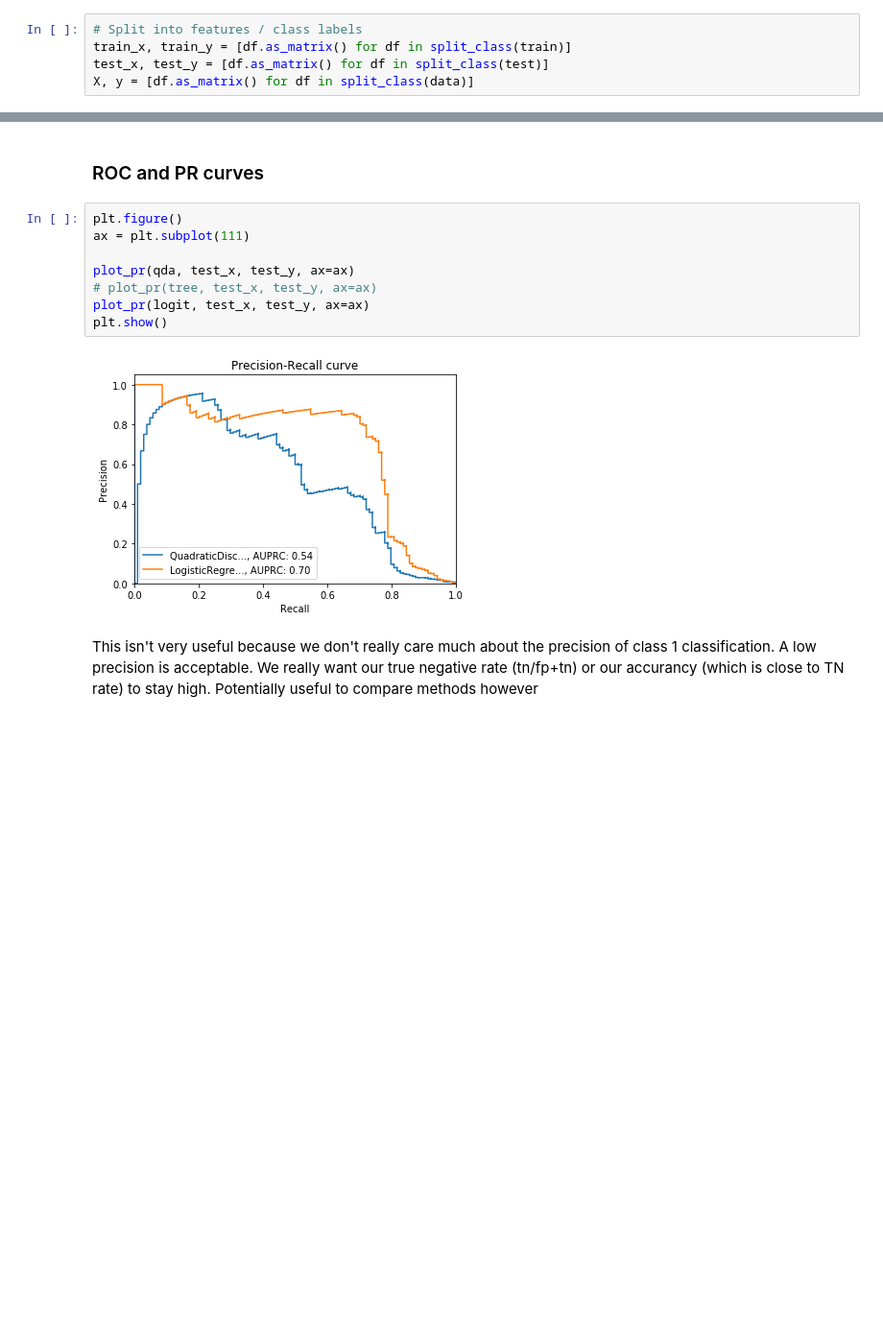
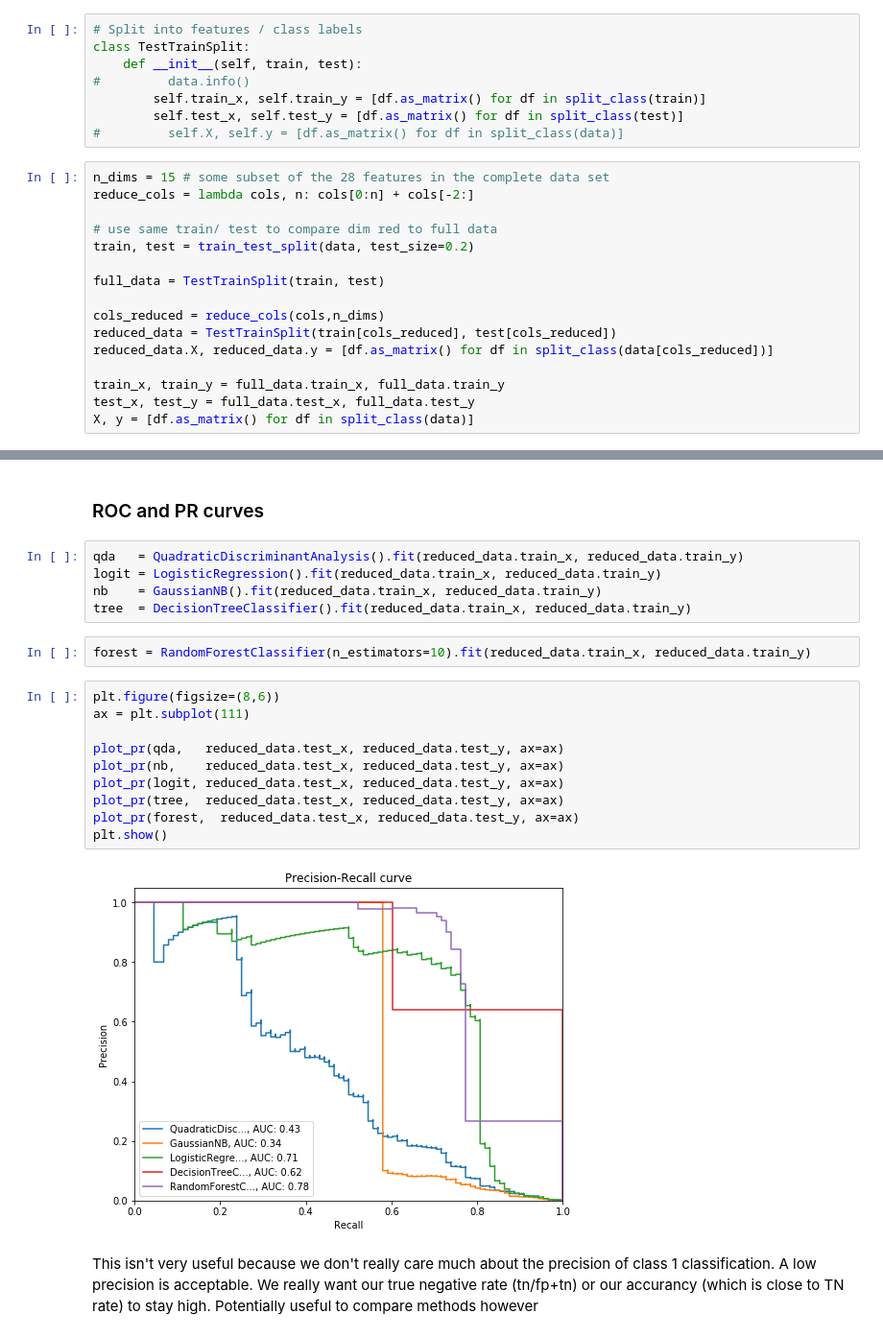
Before and after one commit to tcunnington/582_fraud, a Jupyter notebook: Testing Classifiers.ipynb, the cells around one changed output, grey strips where cells are left out. Shown: that part at 96% size. Cells and saved outputs as stored; diff of their text form; blank space fills up the shorter version.

Commit message:
update classifier and method comparison plot

```diff
--- a/Testing Classifiers.ipynb
+++ b/Testing Classifiers.ipynb
@@ -72,8 +75,27 @@ print len(test[test['Class']==1])*1.0/len(test)
 # %%
 # Split into features / class labels
-train_x, train_y = [df.as_matrix() for df in split_class(train)]
-test_x, test_y = [df.as_matrix() for df in split_class(test)]
-X, y = [df.as_matrix() for df in split_class(data)]
+class TestTrainSplit:
+    def __init__(self, train, test):
+#         data.info()
+        self.train_x, self.train_y = [df.as_matrix() for df in split_class(train)]
+        self.test_x, self.test_y = [df.as_matrix() for df in split_class(test)]
+#         self.X, self.y = [df.as_matrix() for df in split_class(data)]
+# %%
+n_dims = 15 # some subset of the 28 features in the complete data set
+reduce_cols = lambda cols, n: cols[0:n] + cols[-2:]
+
+# use same train/ test to compare dim red to full data
+train, test = train_test_split(data, test_size=0.2)
+
+full_data = TestTrainSplit(train, test)
+
+cols_reduced = reduce_cols(cols,n_dims)
+reduced_data = TestTrainSplit(train[cols_reduced], test[cols_reduced])
+reduced_data.X, reduced_data.y = [df.as_matrix() for df in split_class(data[cols_reduced])]
+
+train_x, train_y = full_data.train_x, full_data.train_y
+test_x, test_y = full_data.test_x, full_data.test_y
+X, y = [df.as_matrix() for df in split_class(data)]
 # %% [markdown]
 ### Implement classification methods
 
@@ -263,14 +332,23 @@ Not much different than the non-regularized version... so still good
 # %% [markdown]
 ### ROC and PR curves
+# %%
+qda   = QuadraticDiscriminantAnalysis().fit(reduced_data.train_x, reduced_data.train_y)
+logit = LogisticRegression().fit(reduced_data.train_x, reduced_data.train_y)
+nb    = GaussianNB().fit(reduced_data.train_x, reduced_data.train_y)
+tree  = DecisionTreeClassifier().fit(reduced_data.train_x, reduced_data.train_y)
+# %%
+forest = RandomForestClassifier(n_estimators=10).fit(reduced_data.train_x, reduced_data.train_y)
 # %%
-plt.figure()
+plt.figure(figsize=(8,6))
 ax = plt.subplot(111)
 
-plot_pr(qda, test_x, test_y, ax=ax)
-# plot_pr(tree, test_x, test_y, ax=ax)
-plot_pr(logit, test_x, test_y, ax=ax)
+plot_pr(qda,   reduced_data.test_x, reduced_data.test_y, ax=ax)
+plot_pr(nb,    reduced_data.test_x, reduced_data.test_y, ax=ax)
+plot_pr(logit, reduced_data.test_x, reduced_data.test_y, ax=ax)
+plot_pr(tree,  reduced_data.test_x, reduced_data.test_y, ax=ax)
+plot_pr(forest,  reduced_data.test_x, reduced_data.test_y, ax=ax)
 plt.show()
 # %% [output]
-[figure, old version]
+[figure, new version]
 # %% [markdown]
 This isn't very useful because we don't really care much about the precision of class 1 classification. A low precision is acceptable. We really want our true negative rate (tn/fp+tn) or our accurancy (which is close to TN rate) to stay high. Potentially useful to compare methods however
```
Also changed, not shown: parts of 22 cells of this notebook, 3 other files.
